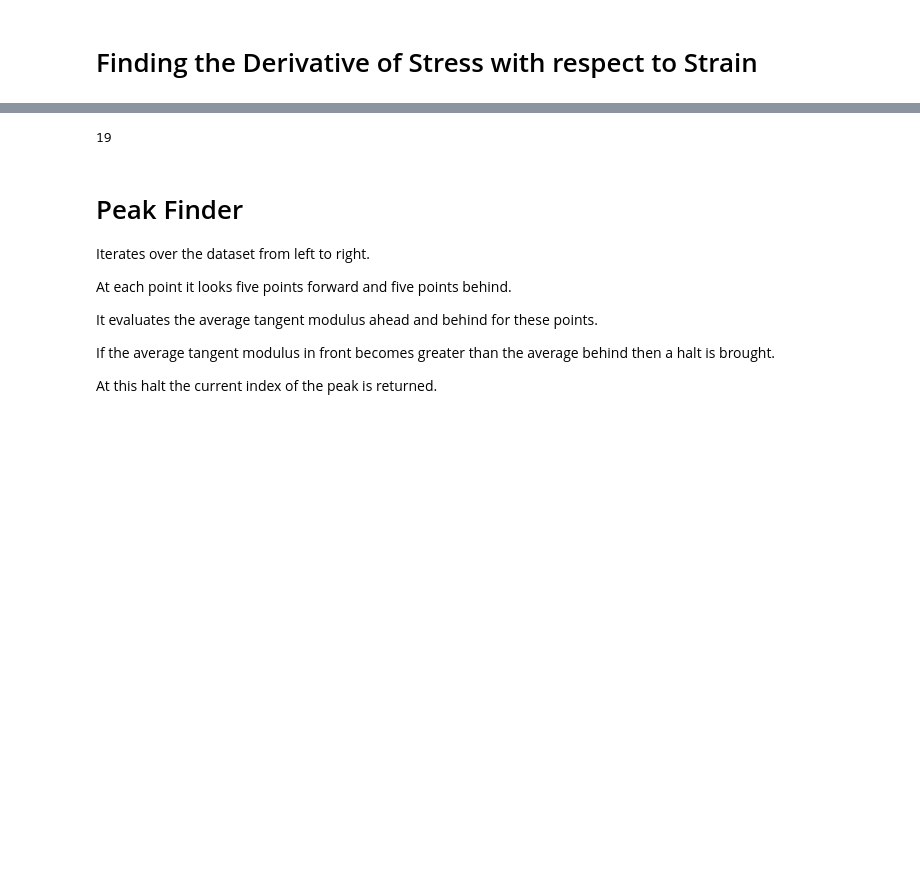
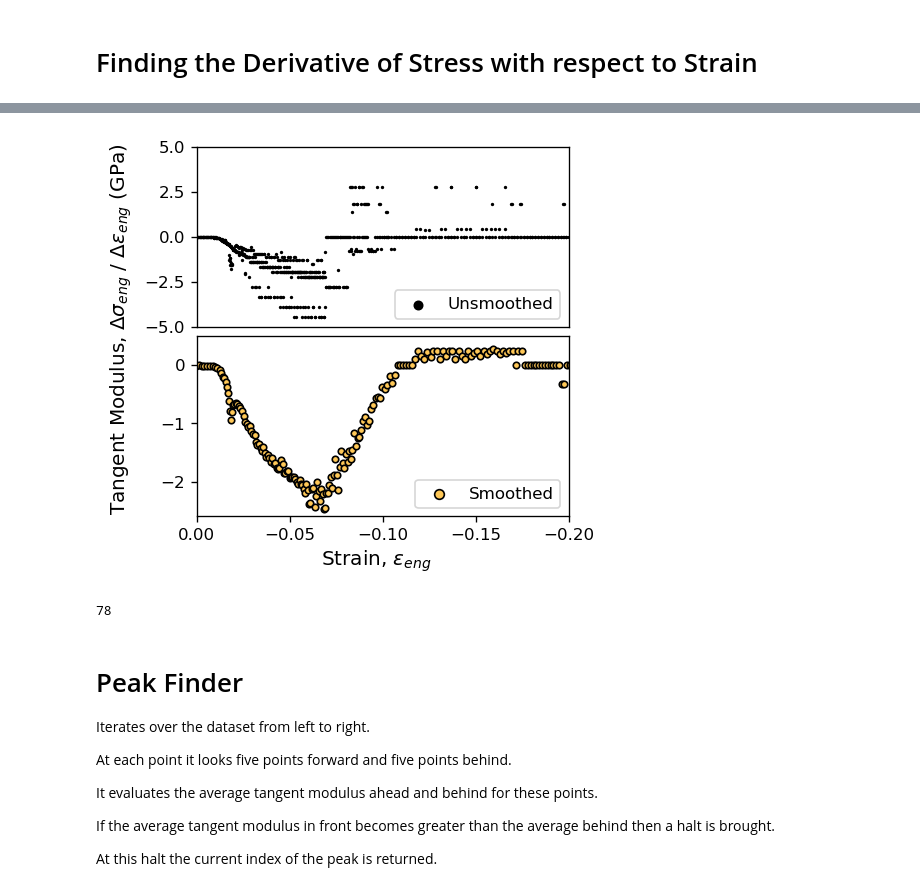
Before and after one commit to ThomasDodd97/UoC_Paper2, a Jupyter notebook: Sandbox/CSTMethods/B_Smoothing.ipynb, the cells around one changed output, grey strips where cells are left out. Drawn from its saved outputs; the diff is of its cells as text; code cells hidden in the pictures; blank space fills up the shorter version.

```diff
--- a/Sandbox/CSTMethods/B_Smoothing.ipynb
+++ b/Sandbox/CSTMethods/B_Smoothing.ipynb
@@ -139,3 +175,26 @@ ax2.legend(loc="lower right")
+# %%
+fig, axs = plt.subplots(2,figsize=(4, 4), dpi=120)
+
+fig.supxlabel(t=r"Strain, $\epsilon_{eng}$",x=0.5,y=-0.01)
+fig.supylabel(t=r"Tangent Modulus, $\Delta \sigma_{eng}$ / $\Delta \epsilon_{eng}$ (GPa)",x=-0.06,y=0.5)
+
+plt.subplots_adjust(hspace=0.05)
+
+axs[0].invert_xaxis()
+axs[0].scatter(OriginalStrain_arr,OriginalGradients/1000,s=1,color="black",label="Unsmoothed")
+axs[0].set_ylim(-5,4)
+axs[0].set_xlim(0,-0.2)
+axs[0].set_xticks([])
+axs[0].set_yticks(np.linspace(-5,5,5))
+axs[0].legend(loc="lower right",markerscale=5)
+
+axs[1].invert_xaxis()
+axs[1].scatter(DownsampledStrain_arr,DownsampledGradients/1000,s=15,color="#ffc857",edgecolors="black",label="Smoothed")
+axs[1].set_xlim(0,-0.2)
+axs[1].set_ylim(-2.6,0.5)
+axs[1].legend(loc="lower right",markerscale=1.5)
+# %% [output]
+[figure, added]
 # %%
 def InflectionFinder(DownsampledStrain_arr,DownsampledGradients,HorizonValue_int):
     """
@@ -175,10 +234,10 @@ def InflectionFinder(DownsampledStrain_arr,DownsampledGradients,HorizonValue_int
                 InflectionIdx_int = counter
                 return(InflectionIdx_int)
 # %%
-InflectionIdx_int = InflectionFinder(DownsampledStrain_arr,DownsampledGradients,HorizonValue_int=5)
+InflectionIdx_int = InflectionFinder(DownsampledStrain_arr,DownsampledGradients,HorizonValue_int=10)
 print(InflectionIdx_int)
 # %% [output]
-19
+78
 # %% [markdown]
 # Peak Finder
 
```
Also changed, not shown: parts of 7 cells of this notebook, 14 other files.
